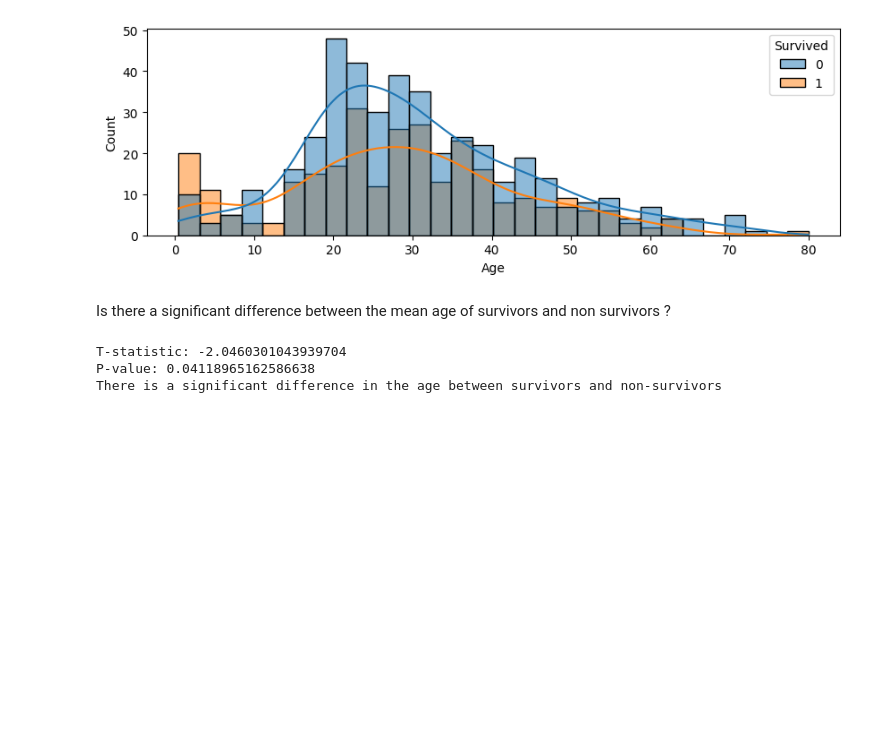
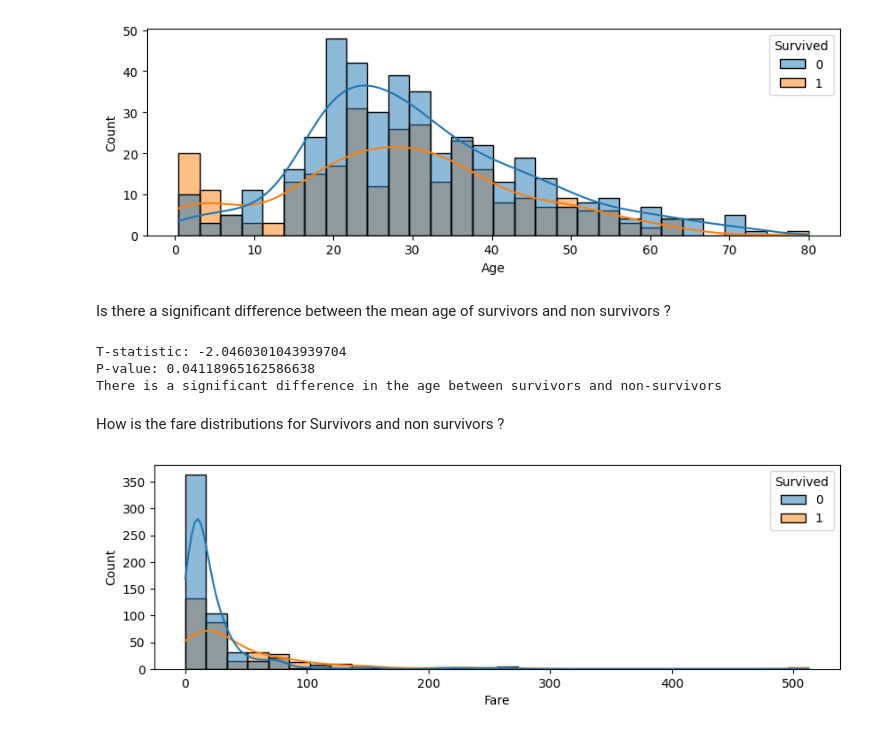
Before and after one commit to NikhielR108/Titanic-ML-App, a Jupyter notebook: Notebooks/Exploratory_analysis.ipynb, the cells around one changed output. Saved outputs shown, nothing was run; the diff lists cells and outputs as text; code cells hidden in the pictures; blank space fills up the shorter version.

```diff
--- a/Notebooks/Exploratory_analysis.ipynb
+++ b/Notebooks/Exploratory_analysis.ipynb
@@ -177,3 +177,11 @@ else:
 T-statistic: -2.0460301043939704
 P-value: 0.04118965162586638
 There is a significant difference in the age between survivors and non-survivors
+# %% [markdown]
+How is the fare distributions for Survivors and non survivors ?
+# %%
+plt.figure(figsize = (10, 3))
+sns.histplot(data=df, x='Fare', hue='Survived', kde=True, bins=30)
+plt.show()
+# %% [output]
+[figure, added]
```
Also changed, not shown: parts of 3 cells of this notebook.
